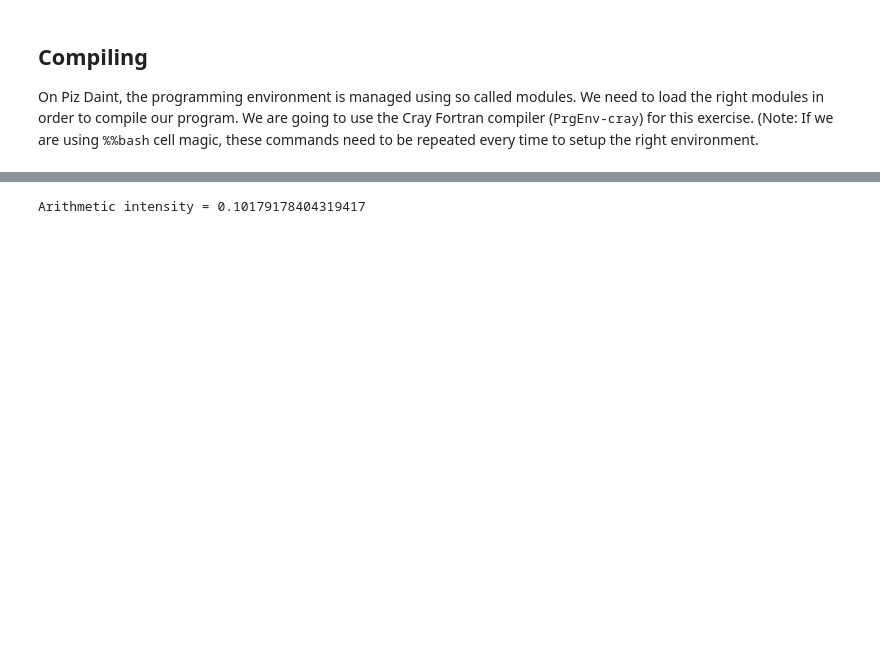
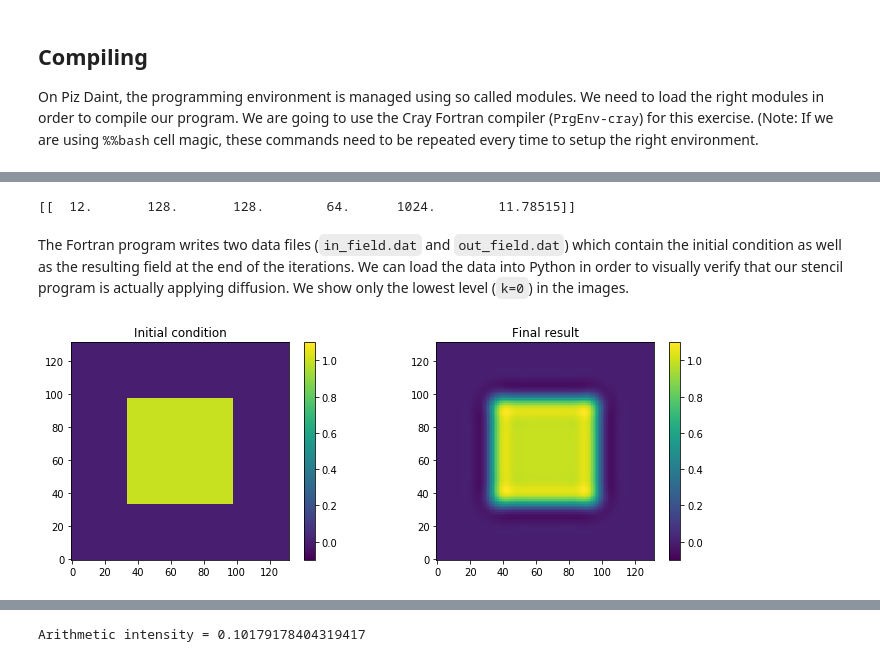
Before and after one commit to ofuhrer/HPC4WC, a Jupyter notebook: day1/02-stencil-program.ipynb, the cells around one changed output, grey strips where cells are left out. Saved outputs shown, nothing was run; the diff lists cells and outputs as text; code cells hidden in the pictures; blank space fills up the shorter version.

```diff
--- a/day1/02-stencil-program.ipynb
+++ b/day1/02-stencil-program.ipynb
@@ -58,17 +56,29 @@ data = np.array( [ \
 ] )
+# %%
+print(data)
+# %% [output]
+[[  12.       128.       128.        64.      1024.        11.78515]]
+# %% [markdown]
+The Fortran program writes two data files (`in_field.dat` and `out_field.dat`) which contain the initial condition as well as the resulting field at the end of the iterations. We can load the data into Python in order to visually verify that our stencil program is actually applying diffusion. We show only the lowest level (`k=0`) in the images.
+# %%
+def read_field_from_file(filename, num_halo=None):
+    (rank, nbits, num_halo, nx, ny, nz) = np.fromfile(filename, dtype=np.int32, count=6)
+    offset=(3 + rank) * 32 // nbits
+    data = np.fromfile(filename, dtype=np.float32 if nbits == 32 else np.float64, \
+                       count=nz * ny * nx + offset)
+    if rank == 3:
+        return np.reshape(data[offset:], (nz, ny, nx))
+    else:
+        return np.reshape(data[offset:], (ny, nx))
 # %%
-def read_field_from_file(filename, num_halo=None):
-    (rank, nbits, num_halo, nx, ny, nz) = np.fromfile(filename, dtype=np.int32, count=6)
-    data = np.fromfile(filename, dtype=np.float32 if nbits == 32 else np.float64, count=nz * ny * nx, offset=(3 + rank)*4)
-    if rank == 3:
-        return np.reshape(data, (nz, ny, nx))
-    else:
-        return np.reshape(data, (ny, nx))
-
 in_field = read_field_from_file('in_field.dat')
 out_field = read_field_from_file('out_field.dat')
 fig, axs = plt.subplots(1, 2, figsize=(12, 4))
 im1 = axs[0].imshow(in_field[0, :, :], origin='lower', vmin=-0.1, vmax=1.1);
 fig.colorbar(im1, ax=axs[0]);
+axs[0].set_title('Initial condition');
 im2 = axs[1].imshow(out_field[0, :, :], origin='lower', vmin=-0.1, vmax=1.1);
 fig.colorbar(im2, ax=axs[1]);
+axs[1].set_title('Final result');
+# %% [output]
+[figure, added]
```
Also changed, not shown: parts of 19 cells of this notebook, 1 other file.
